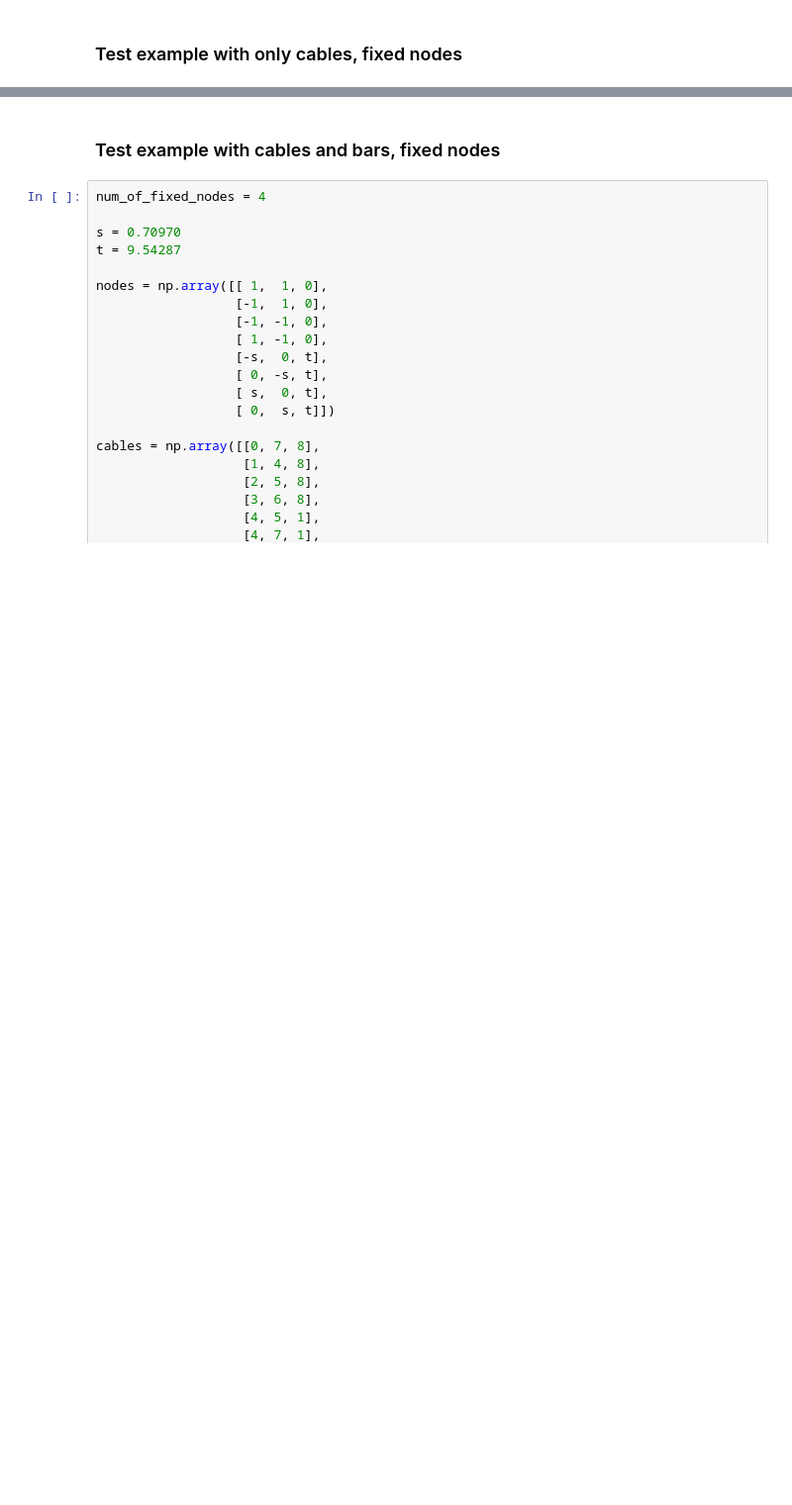
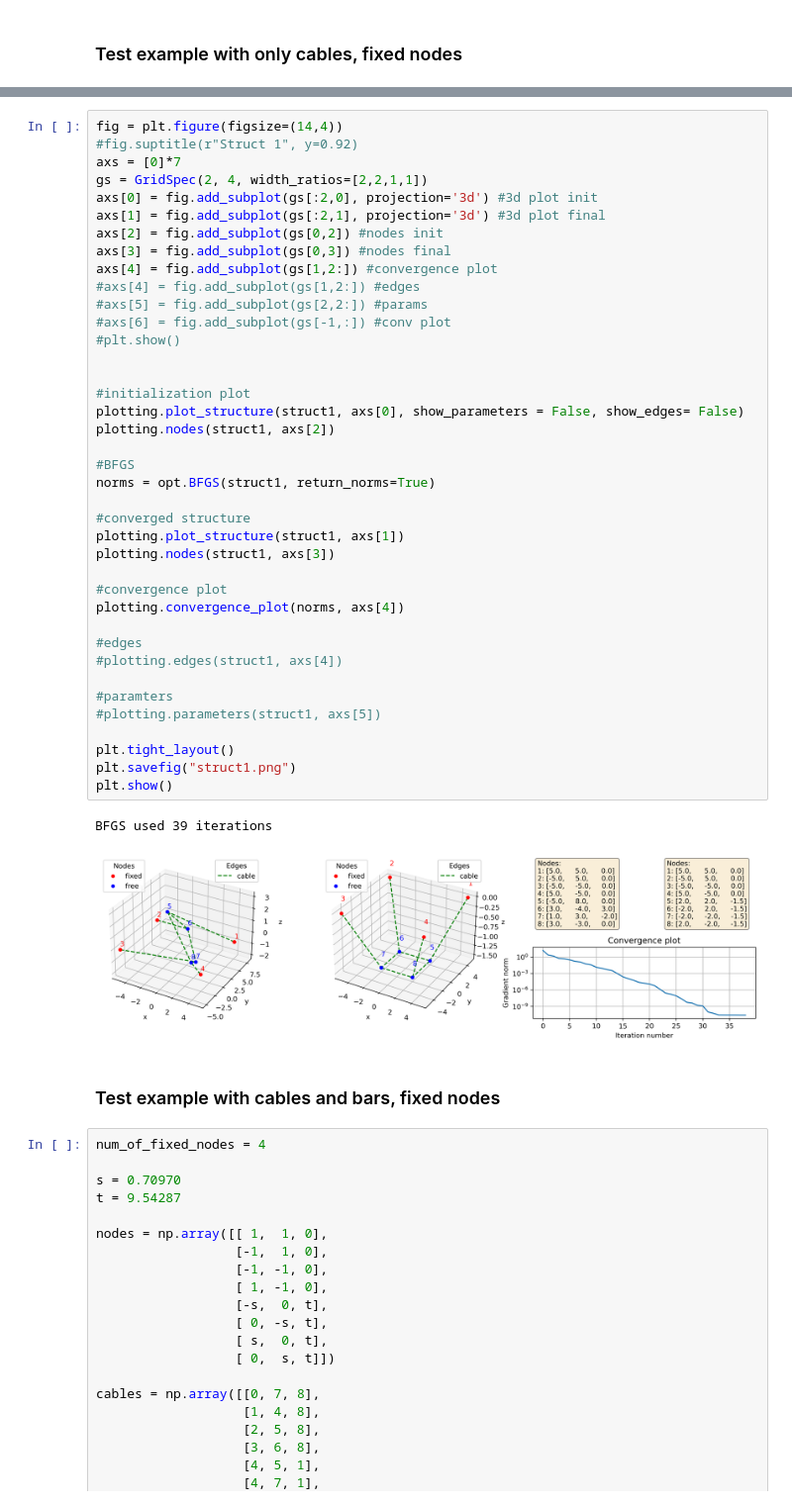
Before and after one commit to hgrenersen/Project---Optimization, a Jupyter notebook: optimering.ipynb, the cells around one changed output, grey strips where cells are left out. Shown at 99% size. Drawn from its saved outputs; the diff is of its cells as text; blank space fills up the shorter version.

```diff
--- a/optimering.ipynb
+++ b/optimering.ipynb
@@ -104,3 +102,45 @@ BFGS used 39 iterations
+# %%
+fig = plt.figure(figsize=(14,4))
+#fig.suptitle(r"Struct 1", y=0.92)
+axs = [0]*7
+gs = GridSpec(2, 4, width_ratios=[2,2,1,1])
+axs[0] = fig.add_subplot(gs[:2,0], projection='3d') #3d plot init
+axs[1] = fig.add_subplot(gs[:2,1], projection='3d') #3d plot final
+axs[2] = fig.add_subplot(gs[0,2]) #nodes init
+axs[3] = fig.add_subplot(gs[0,3]) #nodes final
+axs[4] = fig.add_subplot(gs[1,2:]) #convergence plot
+#axs[4] = fig.add_subplot(gs[1,2:]) #edges
+#axs[5] = fig.add_subplot(gs[2,2:]) #params
+#axs[6] = fig.add_subplot(gs[-1,:]) #conv plot
+#plt.show()
+
+
+#initialization plot
+plotting.plot_structure(struct1, axs[0], show_parameters = False, show_edges= False)
+plotting.nodes(struct1, axs[2])
+
+#BFGS
+norms = opt.BFGS(struct1, return_norms=True)
+
+#converged structure
+plotting.plot_structure(struct1, axs[1])
+plotting.nodes(struct1, axs[3])
+
+#convergence plot
+plotting.convergence_plot(norms, axs[4])
+
+#edges
+#plotting.edges(struct1, axs[4])
+
+#paramters
+#plotting.parameters(struct1, axs[5])
+
+plt.tight_layout()
+plt.savefig("struct1.png")
+plt.show()
+# %% [output]
+BFGS used 39 iterations
+[figure, added]
 # %% [markdown]
 ### Test example with cables and bars, fixed nodes
 # %%
```
Also changed, not shown: parts of 7 cells of this notebook, 4 other files.
